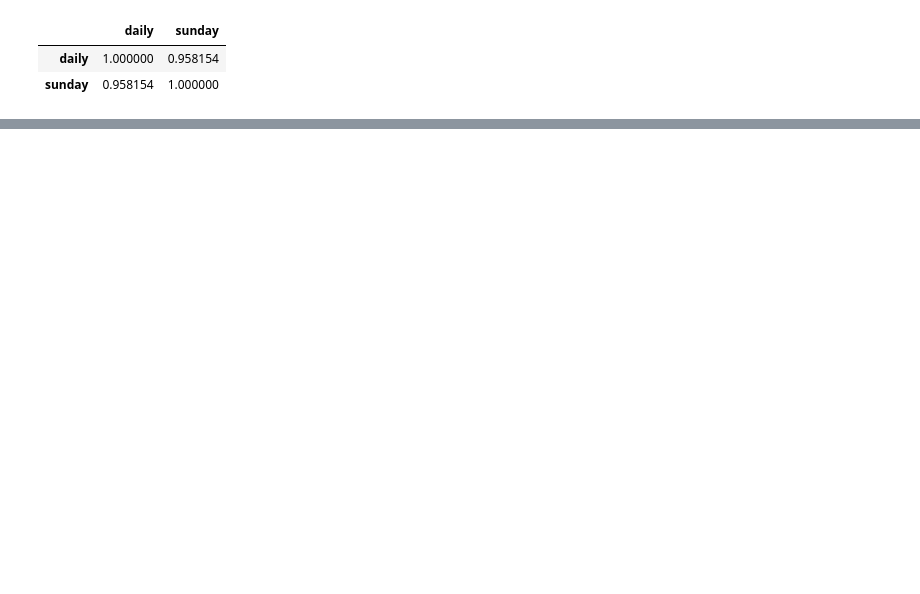
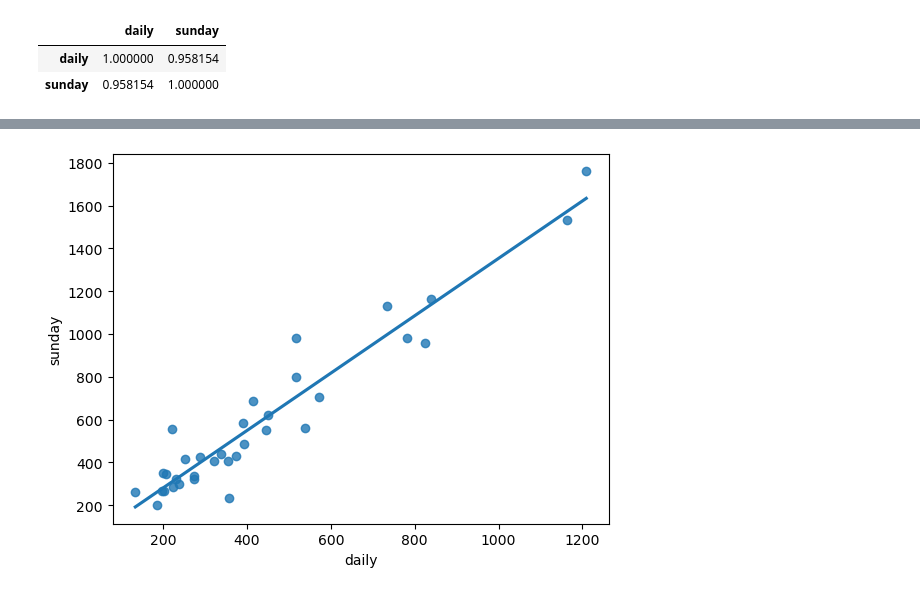
Before and after one commit to RajiReddy99/AD, a Jupyter notebook: Day20.ipynb, the cells around one changed output, grey strips where cells are left out. Saved outputs shown, nothing was run; the diff lists cells and outputs as text; code cells hidden in the pictures; blank space fills up the shorter version.

```diff
--- a/Day20.ipynb
+++ b/Day20.ipynb
@@ -87,0 +105,4 @@ warnings.filterwarnings('ignore')
+# %%
+sns.regplot(x="daily",y="sunday",data=data,ci=None);
+# %% [output]
+[figure, added]
```
Also changed, not shown: parts of 29 cells of this notebook.
